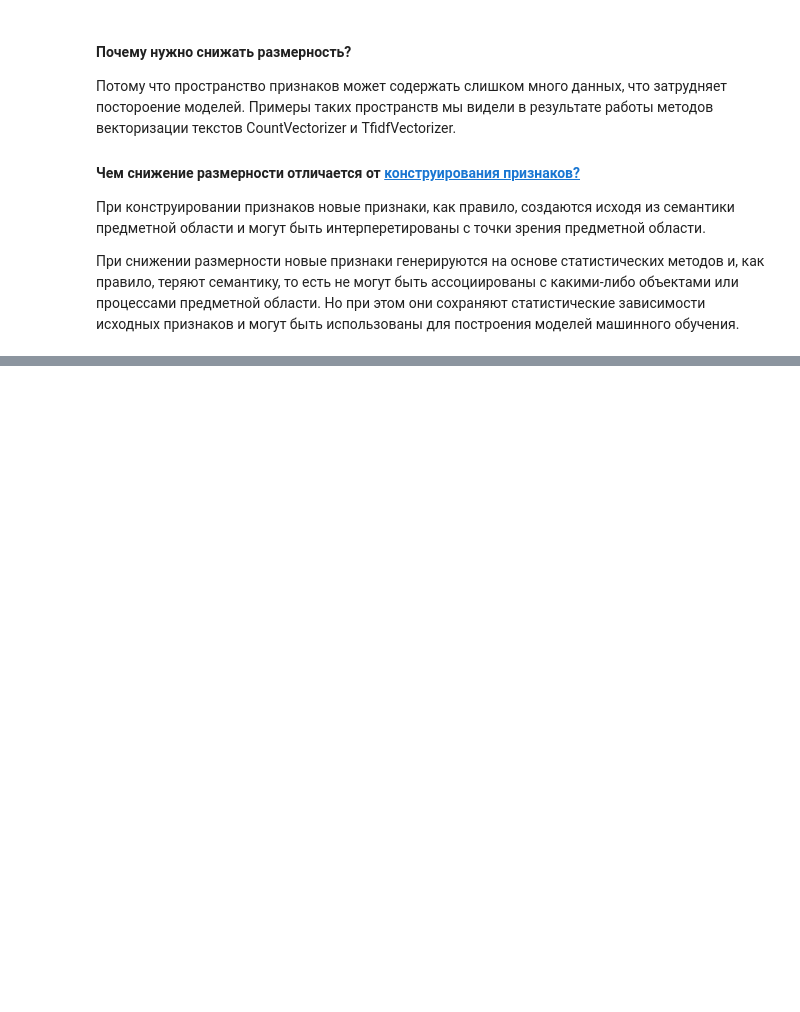
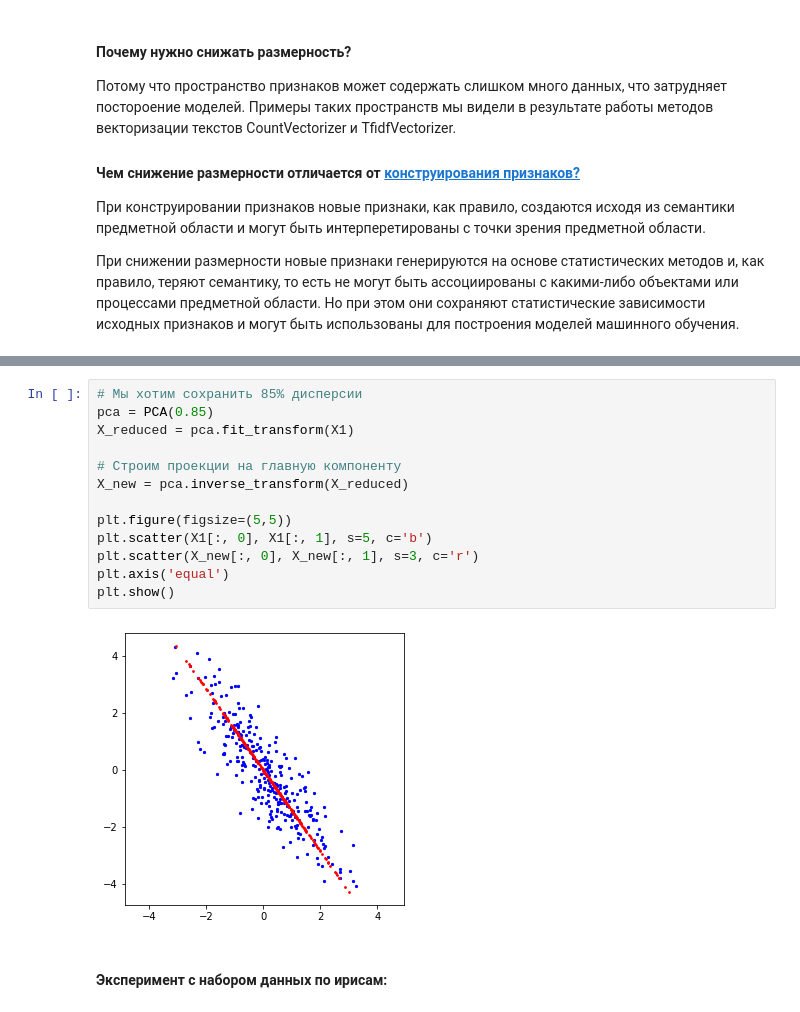
Before and after one commit to ugapanyuk/ml_course_2020, a Jupyter notebook: common/notebooks/dims/dims.ipynb, the cells around one changed output, grey strips where cells are left out. Drawn from its saved outputs; the diff is of its cells as text; blank space fills up the shorter version.

```diff
--- a/common/notebooks/dims/dims.ipynb
+++ b/common/notebooks/dims/dims.ipynb
@@ -15,0 +86,17 @@
+# %%
+# Мы хотим сохранить 85% дисперсии
+pca = PCA(0.85)
+X_reduced = pca.fit_transform(X1)
+
+# Строим проекции на главную компоненту
+X_new = pca.inverse_transform(X_reduced)
+
+plt.figure(figsize=(5,5))
+plt.scatter(X1[:, 0], X1[:, 1], s=5, c='b')
+plt.scatter(X_new[:, 0], X_new[:, 1], s=3, c='r')
+plt.axis('equal')
+plt.show()
+# %% [output]
+[figure, added]
+# %% [markdown]
+#### Эксперимент с набором данных по ирисам:
```
Also changed, not shown: parts of 16 cells of this notebook.
